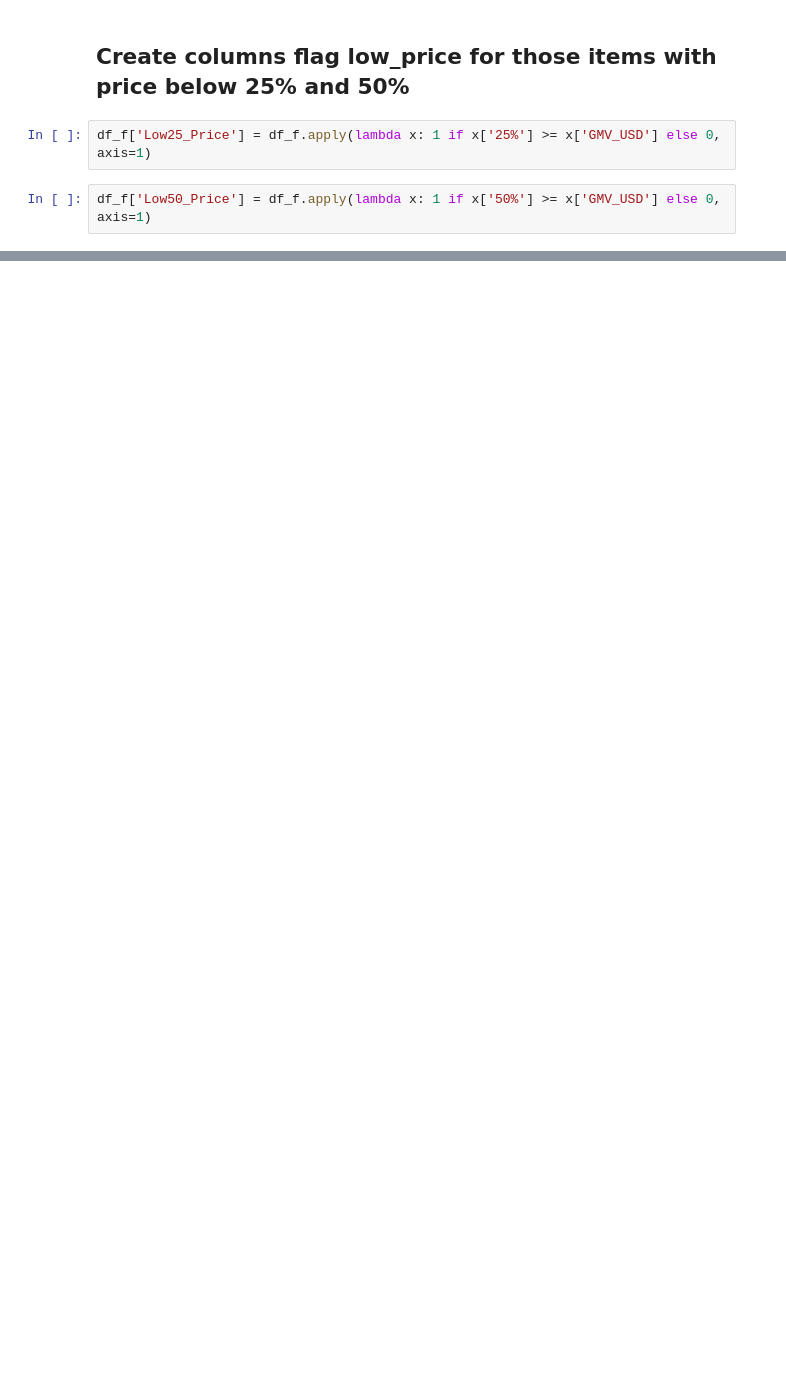
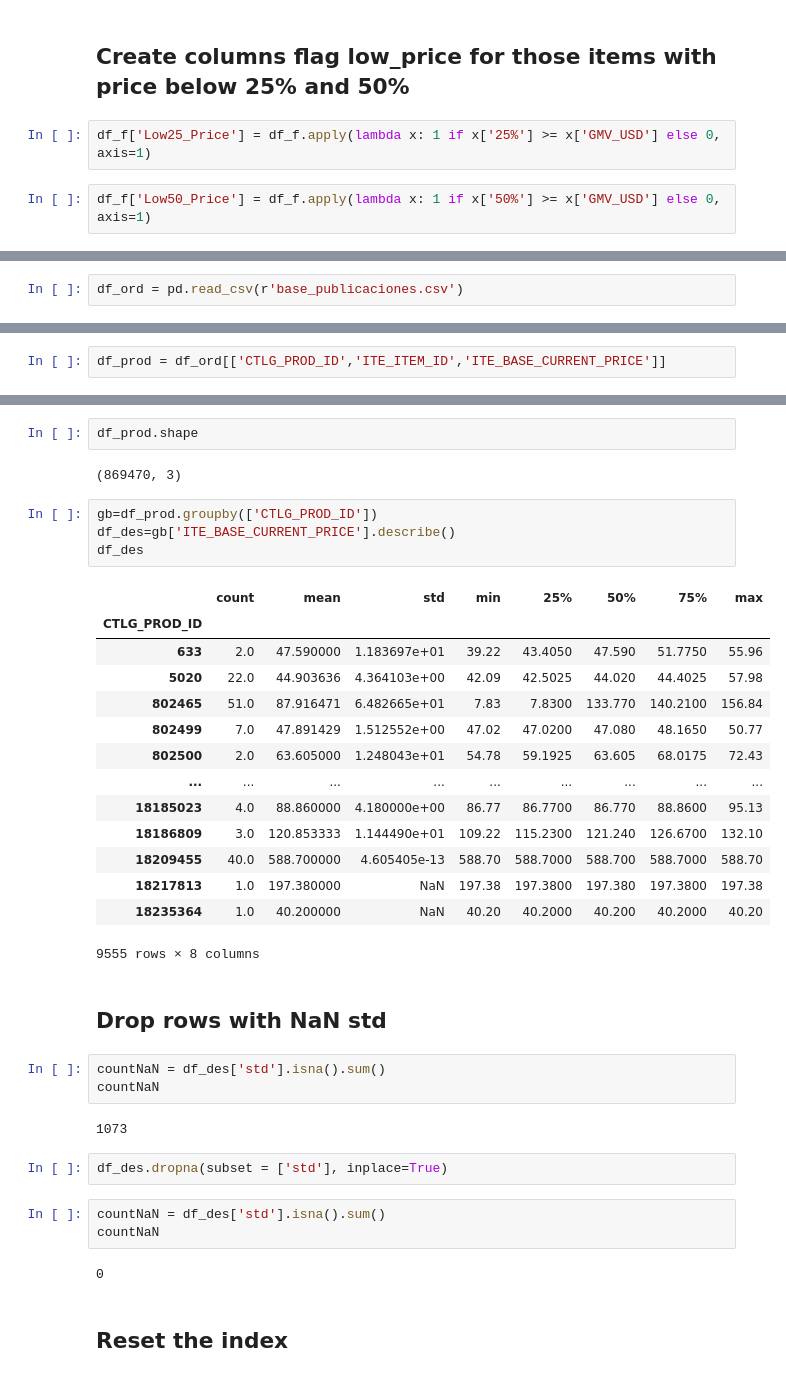
Before and after one commit to jucamuyrano/Publications-price-distribution, a Jupyter notebook: Publications.ipynb, the cells around one changed output, grey strips where cells are left out. Drawn from its saved outputs; the diff is of its cells as text; blank space fills up the shorter version.

```diff
--- a/Publications.ipynb
+++ b/Publications.ipynb
@@ -204,0 +207,2 @@ df_f.plot(kind='bar', figsize=(10, 6))
+# %%
+df_ord = pd.read_csv(r'base_publicaciones.csv')
@@ -204,0 +245,2 @@ df_f.plot(kind='bar', figsize=(10, 6))
+# %%
+df_prod = df_ord[['CTLG_PROD_ID','ITE_ITEM_ID','ITE_BASE_CURRENT_PRICE']]
@@ -204,0 +256,39 @@ df_f.plot(kind='bar', figsize=(10, 6))
+# %%
+df_prod.shape
+# %% [output]
+(869470, 3)
+# %%
+gb=df_prod.groupby(['CTLG_PROD_ID'])
+df_des=gb['ITE_BASE_CURRENT_PRICE'].describe()
+df_des
+# %% [output]
+|  | count | mean | std | min | 25% | 50% | 75% | max |
+| CTLG_PROD_ID |  |  |  |  |  |  |  |  |
+| 633 | 2.0 | 47.590000 | 1.183697e+01 | 39.22 | 43.4050 | 47.590 | 51.7750 | 55.96 |
+| 5020 | 22.0 | 44.903636 | 4.364103e+00 | 42.09 | 42.5025 | 44.020 | 44.4025 | 57.98 |
+| 802465 | 51.0 | 87.916471 | 6.482665e+01 | 7.83 | 7.8300 | 133.770 | 140.2100 | 156.84 |
+| 802499 | 7.0 | 47.891429 | 1.512552e+00 | 47.02 | 47.0200 | 47.080 | 48.1650 | 50.77 |
+| 802500 | 2.0 | 63.605000 | 1.248043e+01 | 54.78 | 59.1925 | 63.605 | 68.0175 | 72.43 |
+| ... | ... | ... | ... | ... | ... | ... | ... | ... |
+| 18185023 | 4.0 | 88.860000 | 4.180000e+00 | 86.77 | 86.7700 | 86.770 | 88.8600 | 95.13 |
+| 18186809 | 3.0 | 120.853333 | 1.144490e+01 | 109.22 | 115.2300 | 121.240 | 126.6700 | 132.10 |
+| 18209455 | 40.0 | 588.700000 | 4.605405e-13 | 588.70 | 588.7000 | 588.700 | 588.7000 | 588.70 |
+| 18217813 | 1.0 | 197.380000 | NaN | 197.38 | 197.3800 | 197.380 | 197.3800 | 197.38 |
+| 18235364 | 1.0 | 40.200000 | NaN | 40.20 | 40.2000 | 40.200 | 40.2000 | 40.20 |
+9555 rows × 8 columns
+# %% [markdown]
+## Drop rows with NaN std
+# %%
+countNaN = df_des['std'].isna().sum()
+countNaN
+# %% [output]
+1073
+# %%
+df_des.dropna(subset = ['std'], inplace=True)
+# %%
+countNaN = df_des['std'].isna().sum()
+countNaN
+# %% [output]
+0
+# %% [markdown]
+## Reset the index
```
Also changed, not shown: parts of 35 cells of this notebook, 2 other files.
